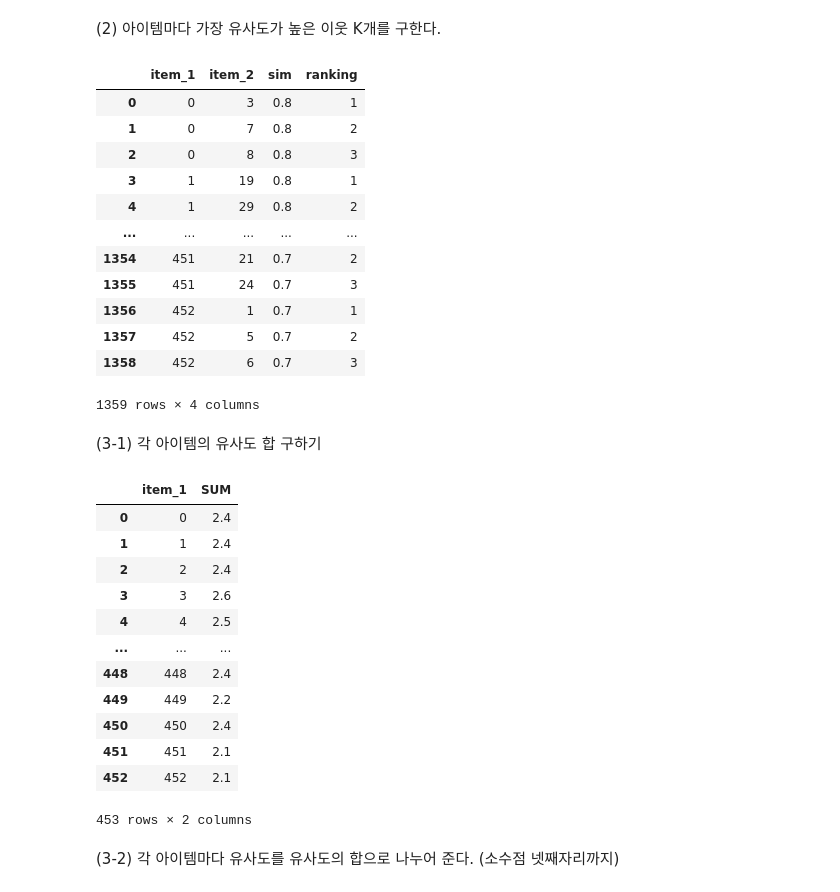
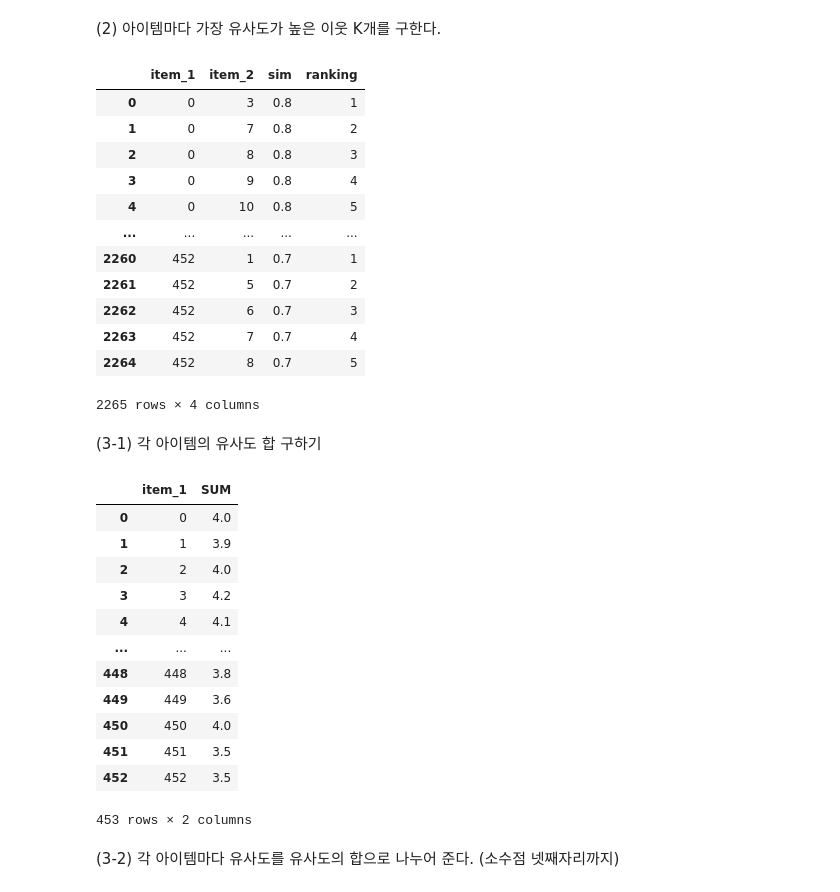
Before and after one commit to likeJoseph/helloworld, a Jupyter notebook: test.ipynb, the cells around one changed output. Saved outputs shown, nothing was run; the diff lists cells and outputs as text; code cells hidden in the pictures.

```diff
--- a/test.ipynb
+++ b/test.ipynb
@@ -157,25 +147,25 @@ get_output(query).head(10)
 # %%
 query = '''
 SELECT *
 FROM (SELECT *, ROW_NUMBER() OVER (PARTITION BY item_1 ORDER BY sim DESC) AS ranking
 FROM item_similarity) R
-WHERE ranking <= 3
-'''
+WHERE ranking <= {K}
+'''.format(K = 5)
 get_output(query)
 # %% [output]
 |  | item_1 | item_2 | sim | ranking |
 | 0 | 0 | 3 | 0.8 | 1 |
 | 1 | 0 | 7 | 0.8 | 2 |
 | 2 | 0 | 8 | 0.8 | 3 |
-| 3 | 1 | 19 | 0.8 | 1 |
-| 4 | 1 | 29 | 0.8 | 2 |
+| 3 | 0 | 9 | 0.8 | 4 |
+| 4 | 0 | 10 | 0.8 | 5 |
 | ... | ... | ... | ... | ... |
-| 1354 | 451 | 21 | 0.7 | 2 |
-| 1355 | 451 | 24 | 0.7 | 3 |
-| 1356 | 452 | 1 | 0.7 | 1 |
-| 1357 | 452 | 5 | 0.7 | 2 |
-| 1358 | 452 | 6 | 0.7 | 3 |
+| 2260 | 452 | 1 | 0.7 | 1 |
+| 2261 | 452 | 5 | 0.7 | 2 |
+| 2262 | 452 | 6 | 0.7 | 3 |
+| 2263 | 452 | 7 | 0.7 | 4 |
+| 2264 | 452 | 8 | 0.7 | 5 |
-1359 rows × 4 columns
+2265 rows × 4 columns
 # %% [markdown]
 (3-1) 각 아이템의 유사도 합 구하기
 # %%
@@ -183,23 +173,23 @@ query = '''
 SELECT item_1, sum(sim) AS SUM
 FROM (SELECT *, ROW_NUMBER() OVER (PARTITION BY item_1 ORDER BY sim DESC) AS ranking
 FROM item_similarity) R
-WHERE ranking <= 3
+WHERE ranking <= {K}
 GROUP BY item_1
-'''
+'''.format(K = 5)
 get_output(query)
 # %% [output]
 |  | item_1 | SUM |
-| 0 | 0 | 2.4 |
-| 1 | 1 | 2.4 |
-| 2 | 2 | 2.4 |
-| 3 | 3 | 2.6 |
-| 4 | 4 | 2.5 |
+| 0 | 0 | 4.0 |
+| 1 | 1 | 3.9 |
+| 2 | 2 | 4.0 |
+| 3 | 3 | 4.2 |
+| 4 | 4 | 4.1 |
 | ... | ... | ... |
-| 448 | 448 | 2.4 |
-| 449 | 449 | 2.2 |
-| 450 | 450 | 2.4 |
-| 451 | 451 | 2.1 |
-| 452 | 452 | 2.1 |
+| 448 | 448 | 3.8 |
+| 449 | 449 | 3.6 |
+| 450 | 450 | 4.0 |
+| 451 | 451 | 3.5 |
+| 452 | 452 | 3.5 |
 453 rows × 2 columns
 # %% [markdown]
 (3-2) 각 아이템마다 유사도를 유사도의 합으로 나누어 준다. (소수점 넷째자리까지)
```
Also changed, not shown: parts of 13 cells of this notebook.
